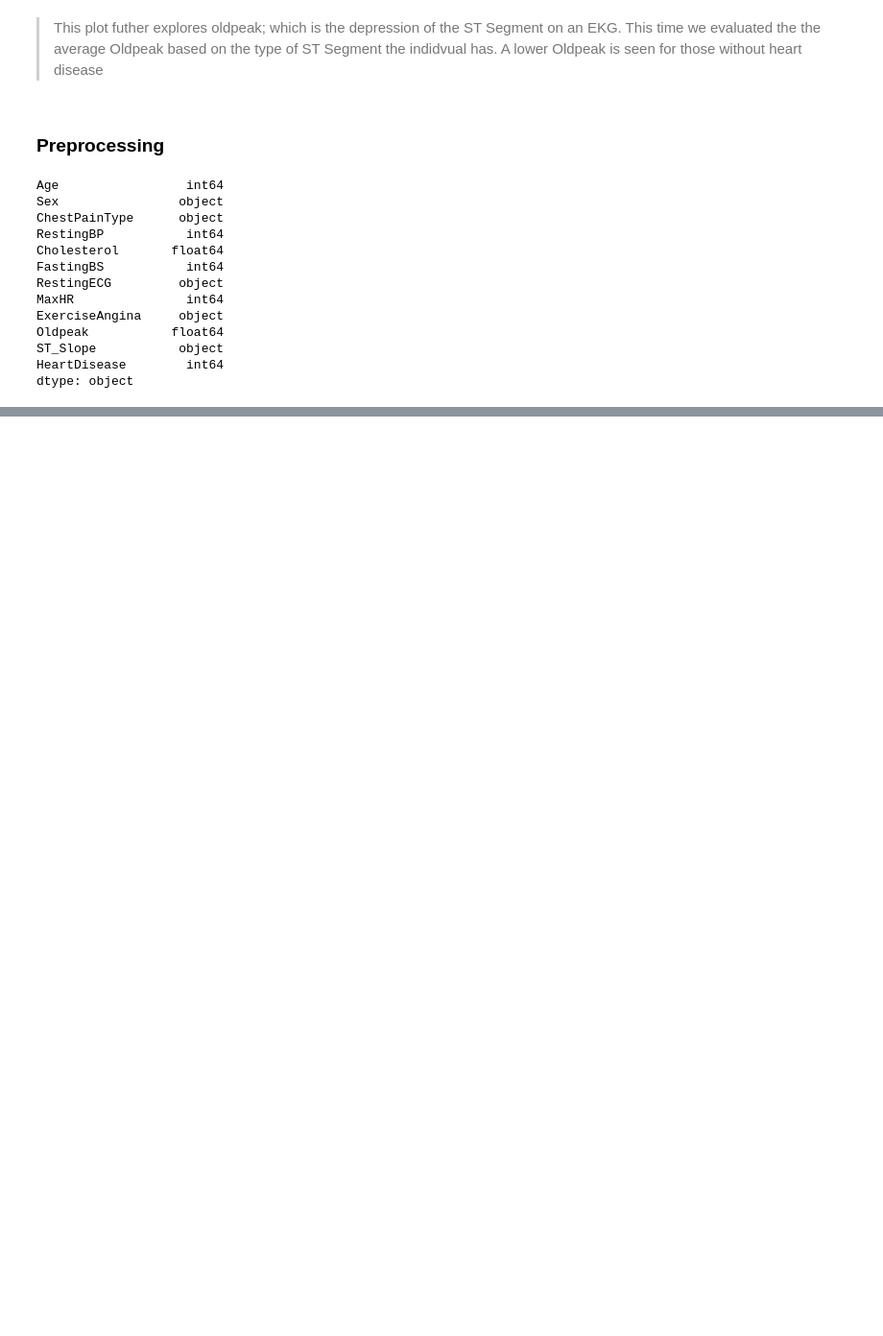
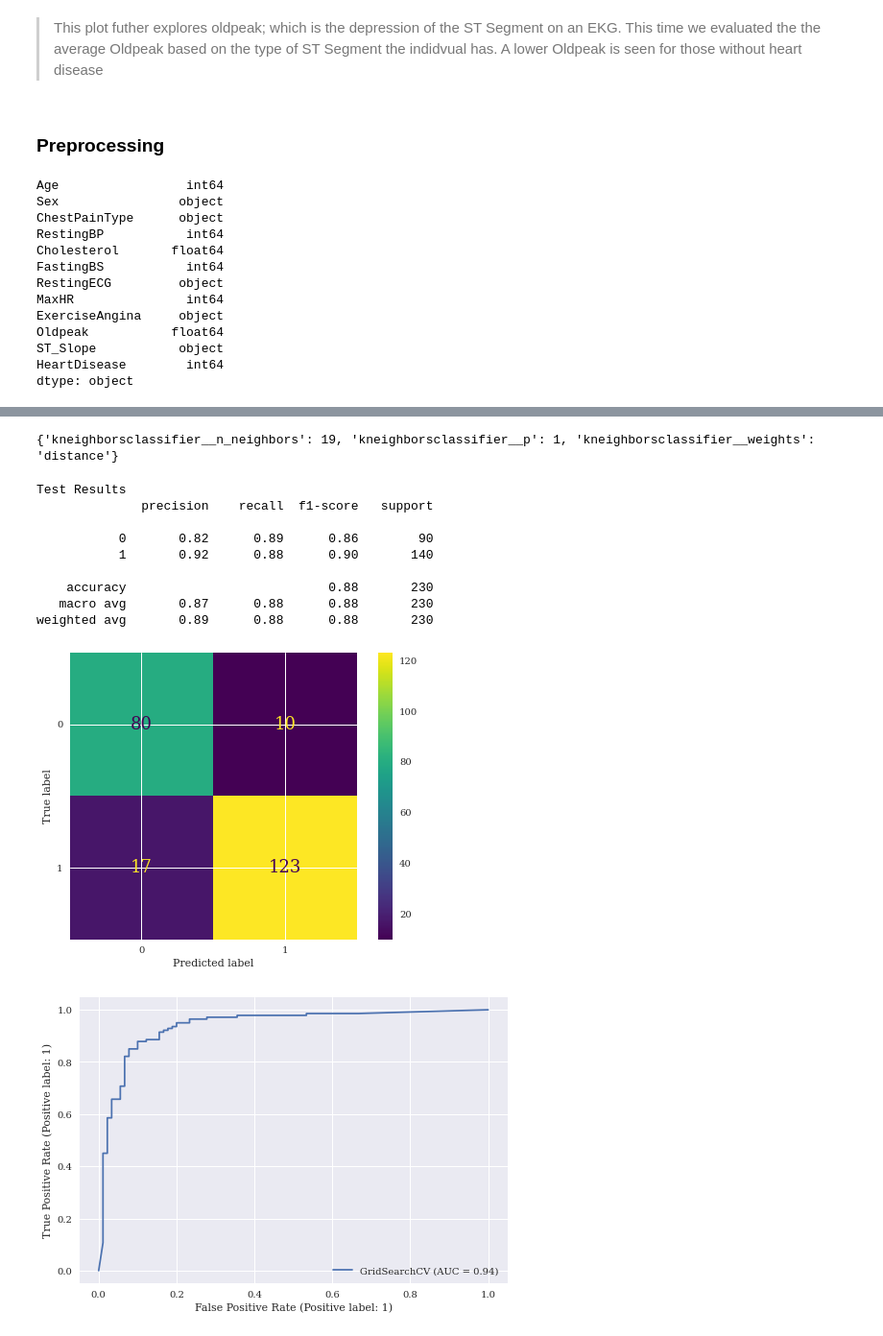
Before and after one commit to rvtovar/Heart_Disease, a Jupyter notebook: Heart_Disease.ipynb, the cells around one changed output, grey strips where cells are left out. Shown: that part at 96% size. Cells and saved outputs as stored; diff of their text form; code cells hidden in the pictures; blank space fills up the shorter version.

```diff
--- a/Heart_Disease.ipynb
+++ b/Heart_Disease.ipynb
@@ -368,0 +530,6 @@ ColumnTransformer(transformers=[('pipeline',
+# %%
+knn = KNeighborsClassifier()
+knn_pipe = make_pipeline(preprocessor, knn)
+
+# Look at paramaters
+knn_pipe.get_params()
@@ -368,0 +554,12 @@ ColumnTransformer(transformers=[('pipeline',
+# %%
+# Dictionary to hold the parameters that we want to go through
+knn_pipe_params = {
+    'kneighborsclassifier__n_neighbors': range(1,50),
+    'kneighborsclassifier__p': range(1,5),
+    'kneighborsclassifier__weights': ['distance','uniform']
+}
+# %%
+# Using recall to minimize false negatives
+knn_gs = GridSearchCV(knn_pipe, knn_pipe_params, scoring='f1_micro')
+
+knn_gs.fit(X_train,y_train)
@@ -368,0 +585,21 @@ ColumnTransformer(transformers=[('pipeline',
+# %%
+# KNN best params
+print(knn_gs.best_params_)
+# %% [output]
+{'kneighborsclassifier__n_neighbors': 19, 'kneighborsclassifier__p': 1, 'kneighborsclassifier__weights': 'distance'}
+# %%
+# Evaluating Test Data
+print('Test Results')
+eval(knn_gs, X_test,y_test)
+# %% [output]
+Test Results
+              precision    recall  f1-score   support
+
+           0       0.82      0.89      0.86        90
+           1       0.92      0.88      0.90       140
+
+    accuracy                           0.88       230
+   macro avg       0.87      0.88      0.88       230
+weighted avg       0.89      0.88      0.88       230
+[figure, added]
+[figure, added]
```
Also changed, not shown: parts of 69 cells of this notebook, 4 other files.
